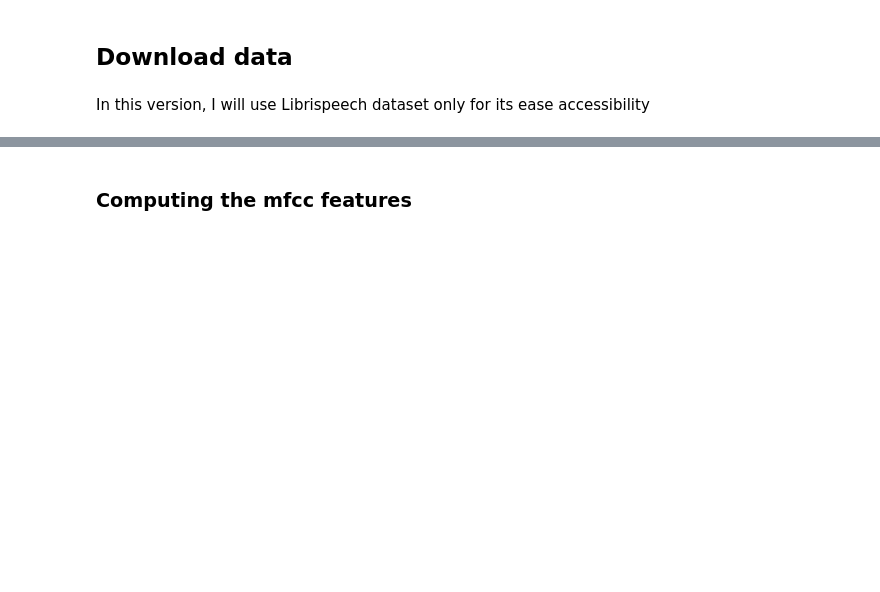
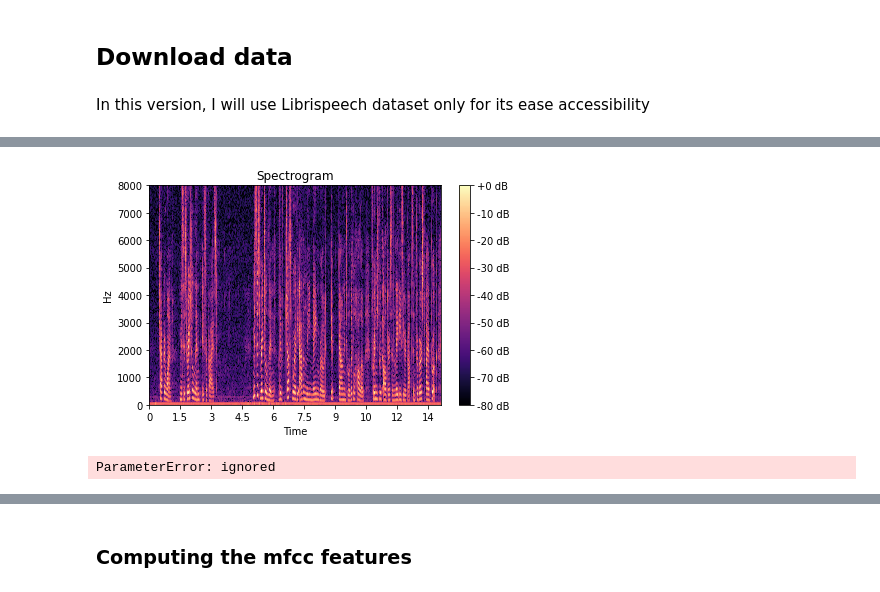
Before and after one commit to steinszzh/2020capstone, a Jupyter notebook: Fresh_pytorchlightning_implement.ipynb, the cells around one changed output, grey strips where cells are left out. Drawn from its saved outputs; the diff is of its cells as text; code cells hidden in the pictures; blank space fills up the shorter version.

```diff
--- a/Fresh_pytorchlightning_implement.ipynb
+++ b/Fresh_pytorchlightning_implement.ipynb
@@ -679,0 +870,38 @@ plt.plot(waveform.t())
+# %%
+import numpy as np
+import librosa
+import librosa.display
+import soundfile
+import matplotlib.pyplot as plt
+
+# A function to draw a spectrogram:
+def draw_spectrogram(filename, window_size=0.025, window_shift=0.010):
+  audio_signal, sampling_rate = soundfile.read(filename)
+  window_length = int(window_size * sampling_rate)
+  hop_length = int(window_shift * sampling_rate)
+
+  spectrogram = np.abs(librosa.stft(audio_signal, hop_length=hop_length, win_length=window_length))
+
+  # Plotting the spectrogram:
+  librosa.display.specshow(librosa.amplitude_to_db(spectrogram, ref=np.max), sr=sampling_rate, hop_length=hop_length, y_axis='linear', x_axis='time')
+  plt.title('Spectrogram')
+  plt.colorbar(format='%+2.0f dB')
+  plt.tight_layout()
+# %%
+#use example to make plot
+draw_spectrogram("/content/LibriSpeech/train-clean-100/103/1240/103-1240-0000.flac")
+# %% [output]
+[figure, added]
+# %%
+from librosa.feature import mfcc
+from torchaudio.transforms import MFCC
+
+sample_rate = 8000
+
+
+librosa_mfcc = mfcc(audio_1, sr=sample_rate, n_mfcc=20, n_fft=2048, hop_length=512, power=2)
+
+mfcc_module = MFCC(sample_rate=sr, n_mfcc=20, melkwargs={"n_fft": 2048, "hop_length": 512, "power": 2})
+torch_mfcc = mfcc_module(torch.tensor(audio))
+# %% [output]
+ParameterError: ignored
```
Also changed, not shown: parts of 96 cells of this notebook.
